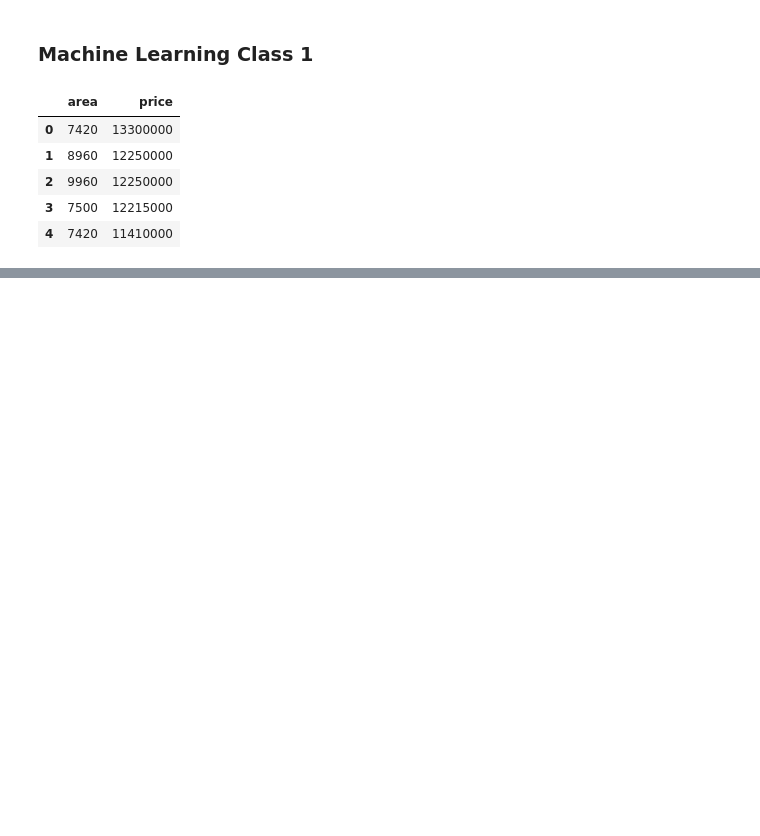
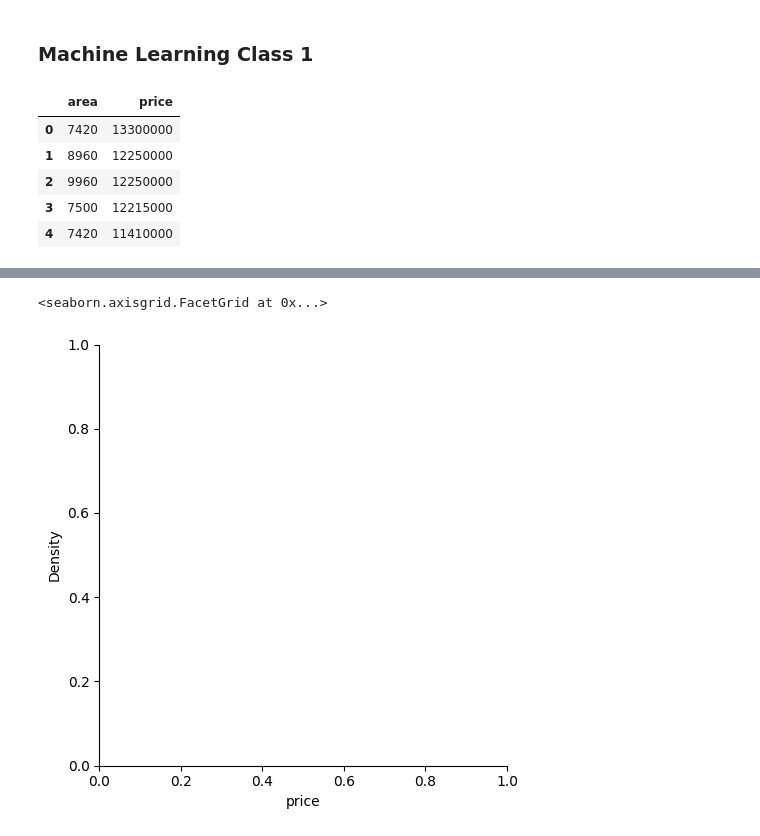
Before and after one commit to Mahadiur/Machine_Learning_Class_1, a Jupyter notebook: ML_Class_1.ipynb, the cells around one changed output, grey strips where cells are left out. Drawn from its saved outputs; the diff is of its cells as text; code cells hidden in the pictures; blank space fills up the shorter version.

Commit message:
Weight initialization, ML Algoritham, Predict result and Compare plot

```diff
--- a/ML_Class_1.ipynb
+++ b/ML_Class_1.ipynb
@@ -25,0 +28,6 @@ house_data.head()
+# %%
+per_score_price = np.random.randint(1,1000000)
+registration_cost = np.random.randint(1,1000000)
+
+print(per_score_price)
+print(registration_cost)
@@ -25,0 +53,10 @@ house_data.head()
+# %%
+house_data['Predicted_Price'] = house_data['area'].apply(
+    lambda area : house_price(
+        area=area,
+        per_score_price=per_score_price,
+        registration_cost=registration_cost
+    )
+)
+
+house_data.head()
@@ -25,0 +72,21 @@ house_data.head()
+# %%
+x = []
+y = []
+y_true = []
+
+for i in range(len(house_data)):
+    x.append(house_data['area'].iloc[i])
+    y.append(house_data['price'].iloc[i])
+    y_true.append('y-True')
+
+    x.append(house_data['area'].iloc[i])
+    y.append(house_data['Predicted_Price'].iloc[i])
+    y_true.append('y_predict')
+
+house_data = pd.DataFrame({
+    'area':np.array(x),
+    'price':np.array(y),
+    'Predicted_Price':np.array(y_true)
+})
+
+house_data.head()
@@ -25,0 +102,10 @@ house_data.head()
+# %%
+sns.displot(
+    data=house_data.query("Predicted_Price == 'y_true'"),
+    x='price',
+    kind='kde',
+    fill=True
+)
+# %% [output]
+<seaborn.axisgrid.FacetGrid at 0x...>
+[figure, added]
```
Also changed, not shown: parts of 11 cells of this notebook.
